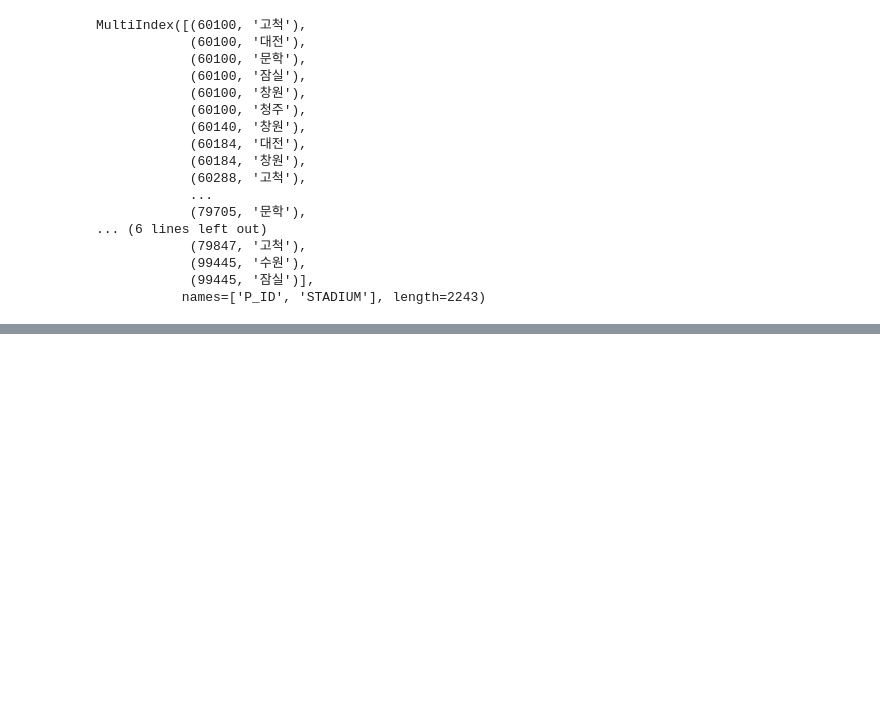
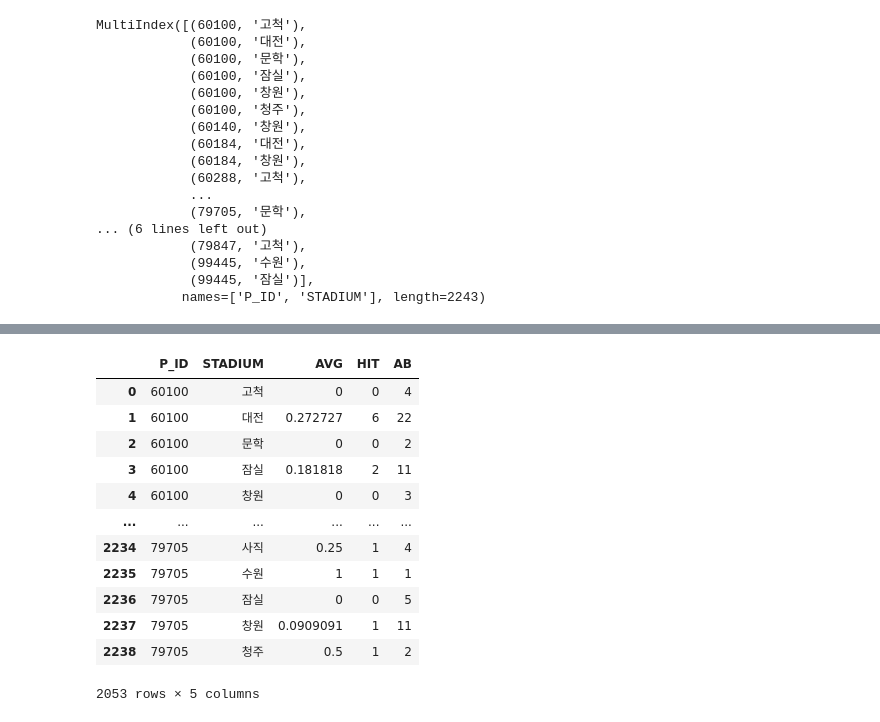
Before and after one commit to WhalepigJun/Bigcontest_2020, a Jupyter notebook: bigcontest.ipynb, the cells around one changed output, grey strips where cells are left out. Drawn from its saved outputs; the diff is of its cells as text; code cells hidden in the pictures; blank space fills up the shorter version.

```diff
--- a/bigcontest.ipynb
+++ b/bigcontest.ipynb
@@ -157,3 +180,19 @@ P_AVG_stadium_2019 = pd.DataFrame(index=range(0,len(grouped)), columns=['P_ID',
+# %%
+P_AVG_stadium_2019
+# %% [output]
+|  | P_ID | STADIUM | AVG | HIT | AB |
+| 0 | 60100 | 고척 | 0 | 0 | 4 |
+| 1 | 60100 | 대전 | 0.272727 | 6 | 22 |
+| 2 | 60100 | 문학 | 0 | 0 | 2 |
+| 3 | 60100 | 잠실 | 0.181818 | 2 | 11 |
+| 4 | 60100 | 창원 | 0 | 0 | 3 |
+| ... | ... | ... | ... | ... | ... |
+| 2234 | 79705 | 사직 | 0.25 | 1 | 4 |
+| 2235 | 79705 | 수원 | 1 | 1 | 1 |
+| 2236 | 79705 | 잠실 | 0 | 0 | 5 |
+| 2237 | 79705 | 창원 | 0.0909091 | 1 | 11 |
+| 2238 | 79705 | 청주 | 0.5 | 1 | 2 |
+2053 rows × 5 columns
 # %%
 # 나지완(78629)의 구장별 성적
 P_AVG_stadium_2019[P_AVG_stadium_2019["P_ID"].isin([78629])]
```
Also changed, not shown: parts of 15 cells of this notebook.
